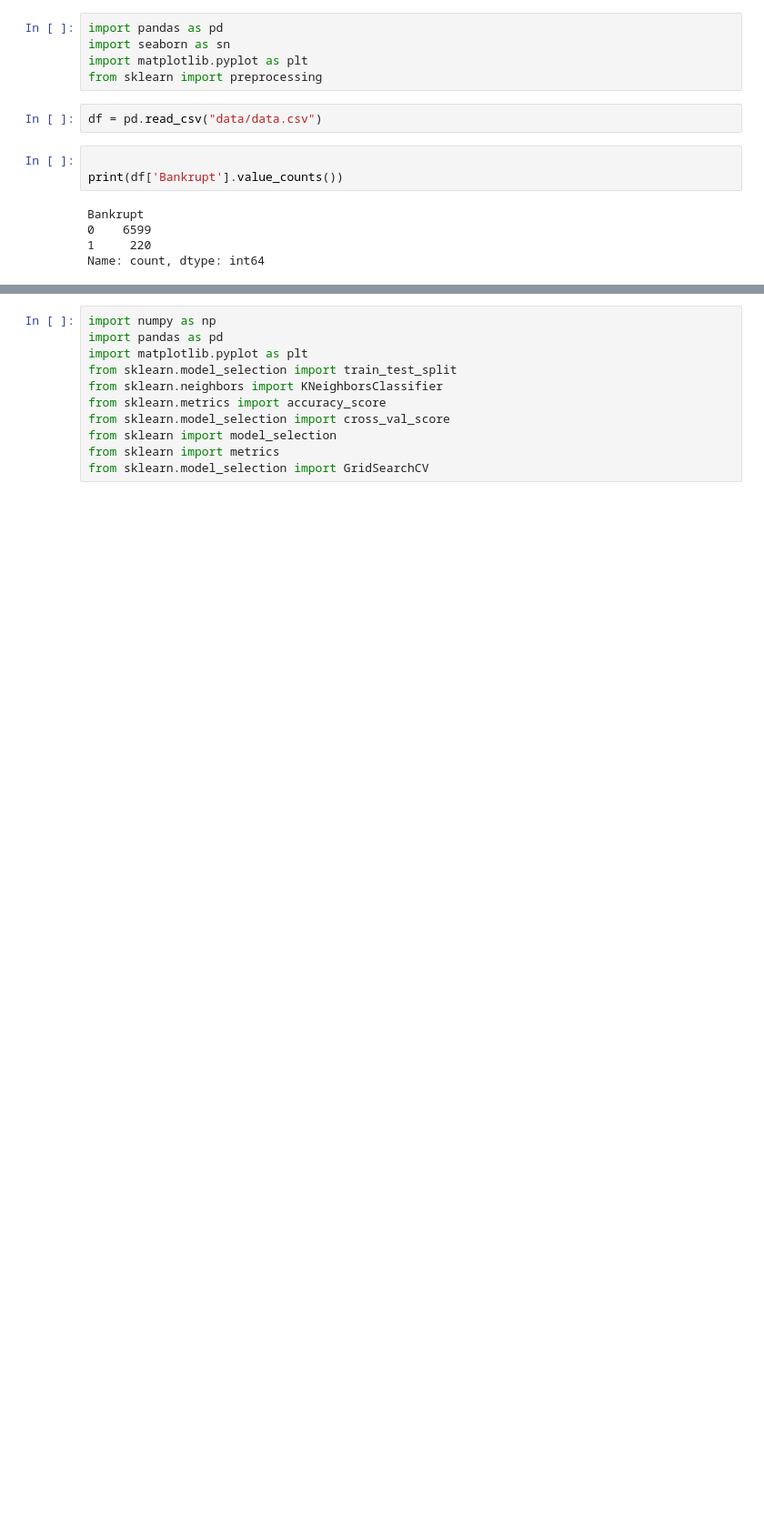
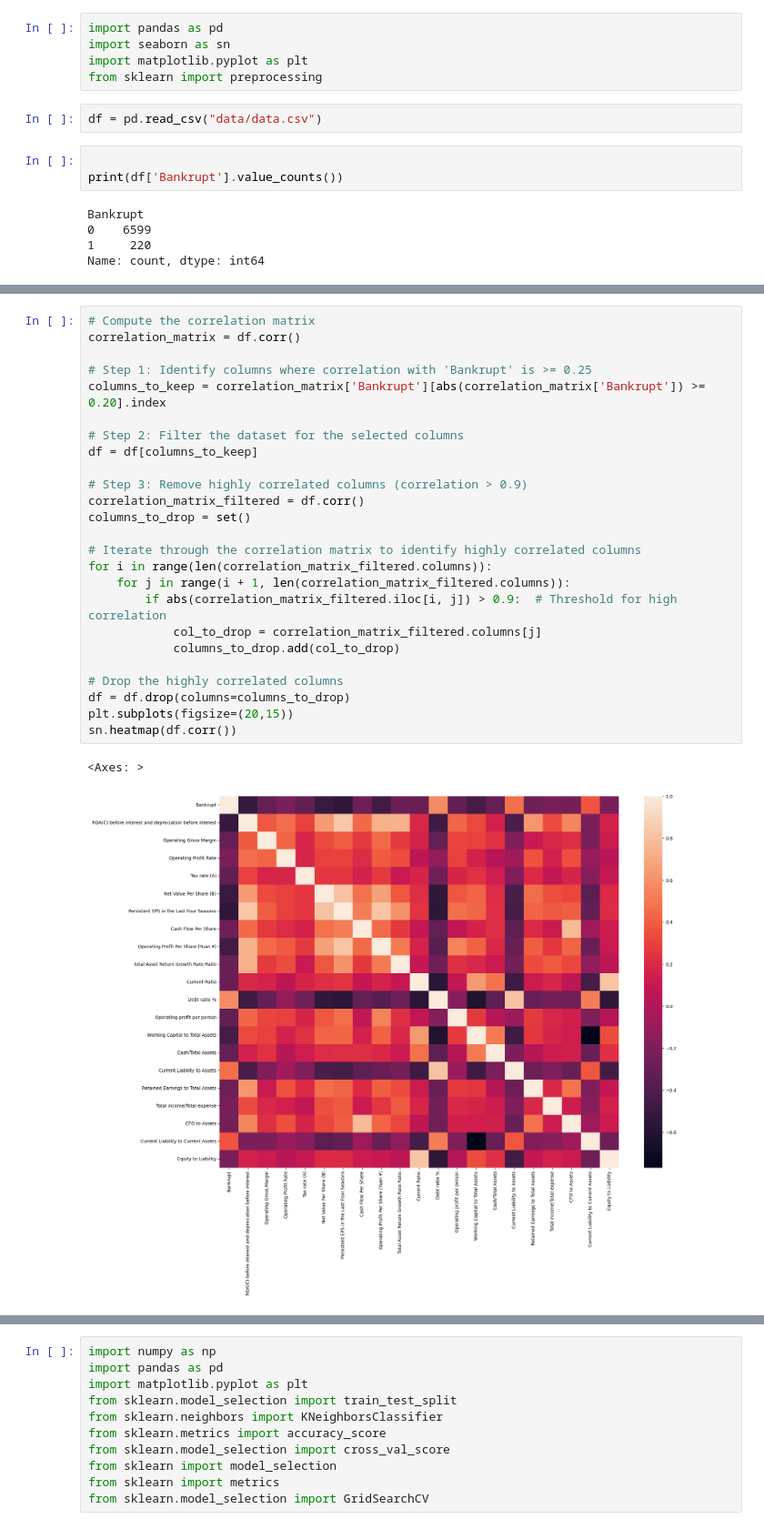
Before and after one commit to Qusid/QuantumMachineLearning, a Jupyter notebook: Main.ipynb, the cells around one changed output, grey strips where cells are left out. Shown at 91% size. Saved outputs shown, nothing was run; the diff lists cells and outputs as text; blank space fills up the shorter version.

```diff
--- a/Main.ipynb
+++ b/Main.ipynb
@@ -81,0 +60,28 @@ sn.heatmap(df.corr())
+# %%
+# Compute the correlation matrix
+correlation_matrix = df.corr()
+
+# Step 1: Identify columns where correlation with 'Bankrupt' is >= 0.25
+columns_to_keep = correlation_matrix['Bankrupt'][abs(correlation_matrix['Bankrupt']) >= 0.20].index
+
+# Step 2: Filter the dataset for the selected columns
+df = df[columns_to_keep]
+
+# Step 3: Remove highly correlated columns (correlation > 0.9)
+correlation_matrix_filtered = df.corr()
+columns_to_drop = set()
+
+# Iterate through the correlation matrix to identify highly correlated columns
+for i in range(len(correlation_matrix_filtered.columns)):
+    for j in range(i + 1, len(correlation_matrix_filtered.columns)):
+        if abs(correlation_matrix_filtered.iloc[i, j]) > 0.9:  # Threshold for high correlation
+            col_to_drop = correlation_matrix_filtered.columns[j]
+            columns_to_drop.add(col_to_drop)
+
+# Drop the highly correlated columns
+df = df.drop(columns=columns_to_drop)
+plt.subplots(figsize=(20,15))
+sn.heatmap(df.corr())
+# %% [output]
+<Axes: >
+[figure, added]
```
Also changed, not shown: parts of 14 cells of this notebook.
